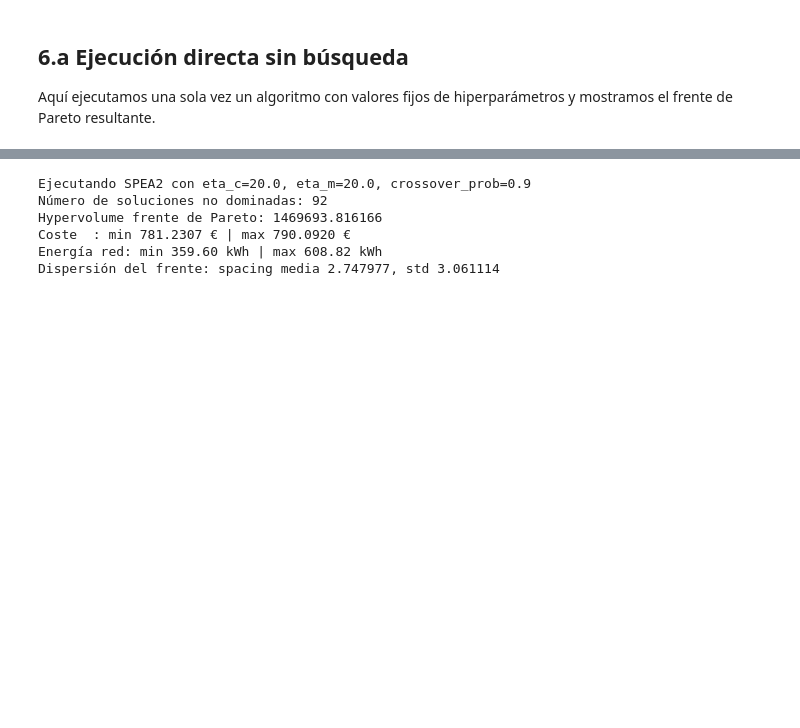
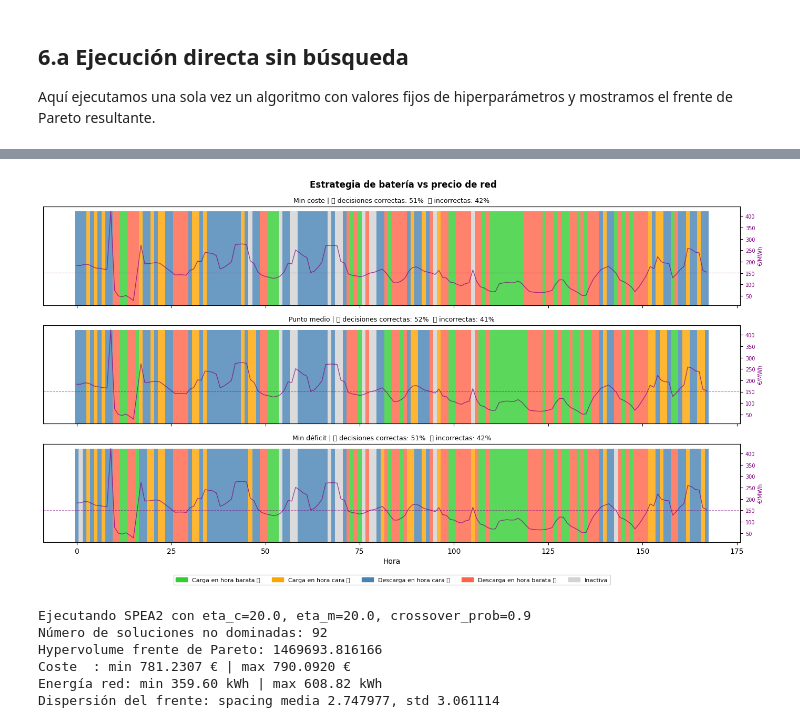
Before and after one commit to NereaPerez473/Reto04_Grupo05, a Jupyter notebook: optimizacion/Entregable_OPT_parte1_battery.ipynb, the cells around one changed output, grey strips where cells are left out. Saved outputs shown, nothing was run; the diff lists cells and outputs as text; code cells hidden in the pictures; blank space fills up the shorter version.

```diff
--- a/optimizacion/Entregable_OPT_parte1_battery.ipynb
+++ b/optimizacion/Entregable_OPT_parte1_battery.ipynb
@@ -823,3 +930,62 @@ Min déficit        839.22      301.3    34.5%       58.9%        6.5%     61.32
+# %%
+import matplotlib.pyplot as plt
+import numpy as np
+
+fig, axes = plt.subplots(3, 1, figsize=(14, 8), sharex=True)
+PRICE_THRESHOLD = np.median(A_GRID)
+
+for ax, idx, label, color in zip(axes, idxs, labels, colors):
+    sol = front[idx]
+    vars_ = np.array(sol.variables)
+    b = vars_[2*T:]
+
+    # Clasificar cada hora
+    estado = np.zeros(T)  # 0 = inactiva
+    estado[(b > 0) & (A_GRID < PRICE_THRESHOLD)]  = 2   # carga barata ✅
+    estado[(b > 0) & (A_GRID >= PRICE_THRESHOLD)] = 1   # carga cara  ❌
+    estado[(b < 0) & (A_GRID >= PRICE_THRESHOLD)] = -2  # descarga cara ✅
+    estado[(b < 0) & (A_GRID < PRICE_THRESHOLD)]  = -1  # descarga barata ❌
+
+    # Heatmap
+    ax.bar(np.arange(T), np.ones(T), color=[
+        'limegreen' if e == 2 else
+        'orange'    if e == 1 else
+        'steelblue' if e == -2 else
+        'tomato'    if e == -1 else
+        'lightgray'
+        for e in estado
+    ], width=1.0, alpha=0.8)
+
+    # Precio de red encima
+    ax2 = ax.twinx()
+    ax2.plot(np.arange(T), A_GRID * 1000, color='purple', lw=1.0, alpha=0.7)
+    ax2.axhline(PRICE_THRESHOLD * 1000, ls='--', color='purple', lw=0.8, alpha=0.5)
+    ax2.set_ylabel('€/MWh', color='purple', fontsize=8)
+    ax2.tick_params(axis='y', labelcolor='purple', labelsize=7)
+
+    pct_ok = ((estado == 2) | (estado == -2)).mean() * 100
+    pct_mal = ((estado == 1) | (estado == -1)).mean() * 100
+
+    ax.set_title(f'{label} | ✅ decisiones correctas: {pct_ok:.0f}%  ❌ incorrectas: {pct_mal:.0f}%', fontsize=9)
+    ax.set_yticks([])
+
+# Leyenda manual
+from matplotlib.patches import Patch
+legend_elements = [
+    Patch(color='limegreen', label='Carga en hora barata ✅'),
+    Patch(color='orange',    label='Carga en hora cara ❌'),
+    Patch(color='steelblue', label='Descarga en hora cara ✅'),
+    Patch(color='tomato',    label='Descarga en hora barata ❌'),
+    Patch(color='lightgray', label='Inactiva'),
+]
+axes[-1].legend(handles=legend_elements, loc='upper center',
+                bbox_to_anchor=(0.5, -0.3), ncol=5, fontsize=8)
+axes[-1].set_xlabel('Hora')
+plt.suptitle('Estrategia de batería vs precio de red', fontsize=12, fontweight='bold')
+plt.tight_layout()
+plt.show()
+# %% [output]
+[figure, added]
 # %%
 # ============================================================
 #  EJECUCIÓN DIRECTA DEL ALGORITMO (SIN GRID SEARCH)
```
Also changed, not shown: parts of 8 cells of this notebook.
